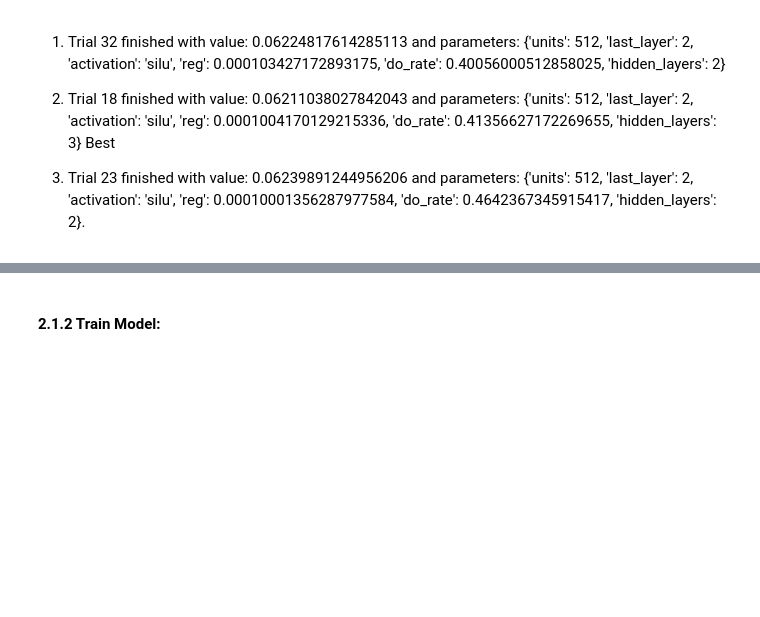
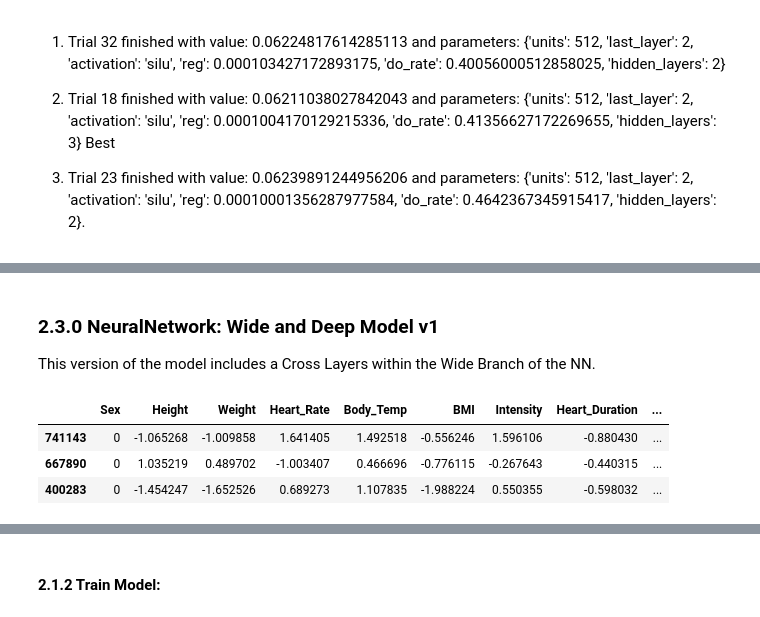
Before and after one commit to fabriziobasso/Colab_backup, a Jupyter notebook: File_02_Calories_NN.ipynb, the cells around one changed output, grey strips where cells are left out. Drawn from its saved outputs; the diff is of its cells as text; code cells hidden in the pictures; blank space fills up the shorter version.

```diff
--- a/File_02_Calories_NN.ipynb
+++ b/File_02_Calories_NN.ipynb
@@ -1544,0 +1596,11 @@ Fold 4 RMSLE: 0.07010946214261263
+# %% [markdown]
+### **2.3.0 NeuralNetwork: Wide and Deep Model v1**
+
+This version of the model includes a Cross Layers within the Wide Branch of the NN.
+# %%
+data.X.sample(3)
+# %% [output]
+|  | Sex | Height | Weight | Heart_Rate | Body_Temp | BMI | Intensity | Heart_Duration | ... |
+| 741143 | 0 | -1.065268 | -1.009858 | 1.641405 | 1.492518 | -0.556246 | 1.596106 | -0.880430 | ... |
+| 667890 | 0 | 1.035219 | 0.489702 | -1.003407 | 0.466696 | -0.776115 | -0.267643 | -0.440315 | ... |
+| 400283 | 0 | -1.454247 | -1.652526 | 0.689273 | 1.107835 | -1.988224 | 0.550355 | -0.598032 | ... |
```
Also changed, not shown: parts of 50 cells of this notebook.
